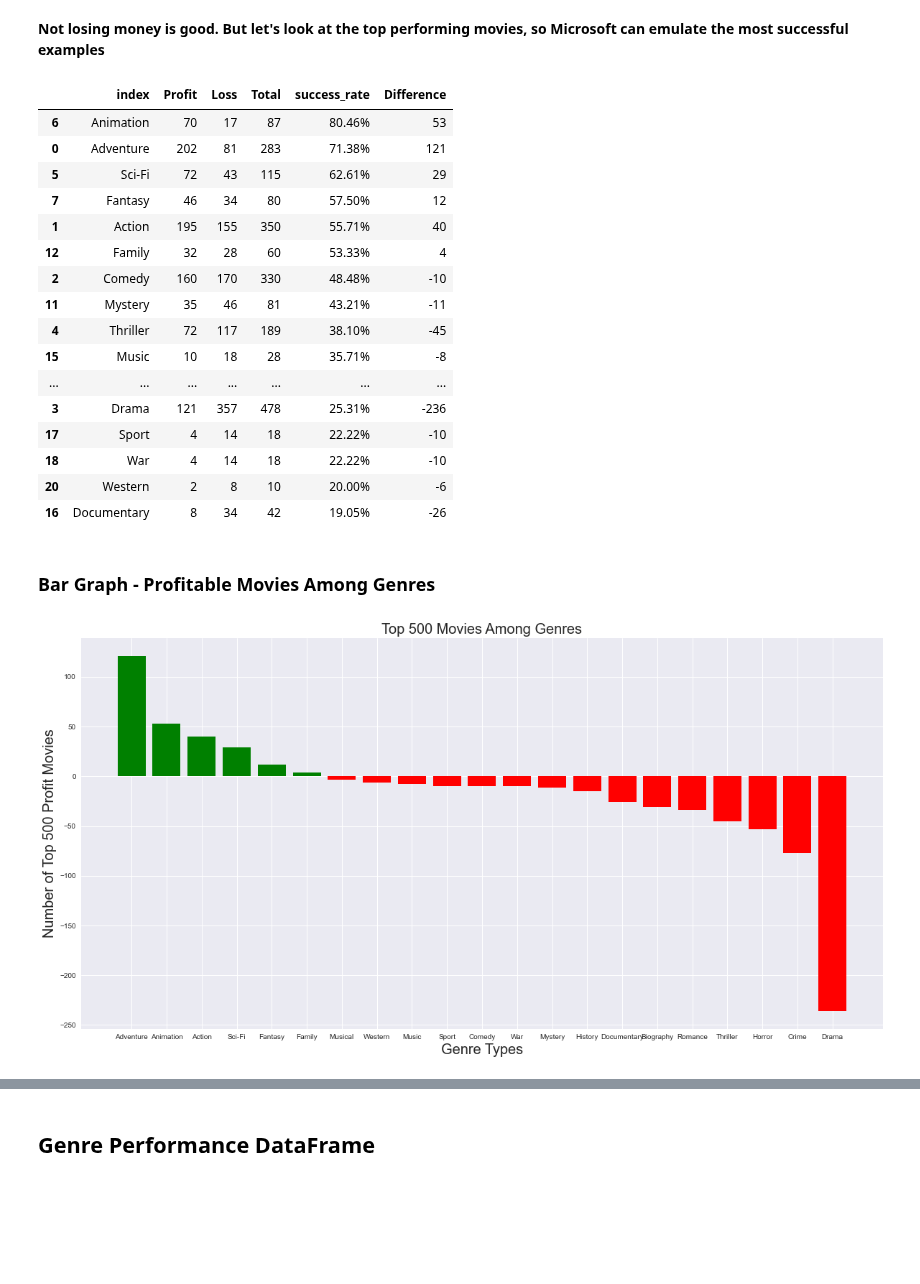
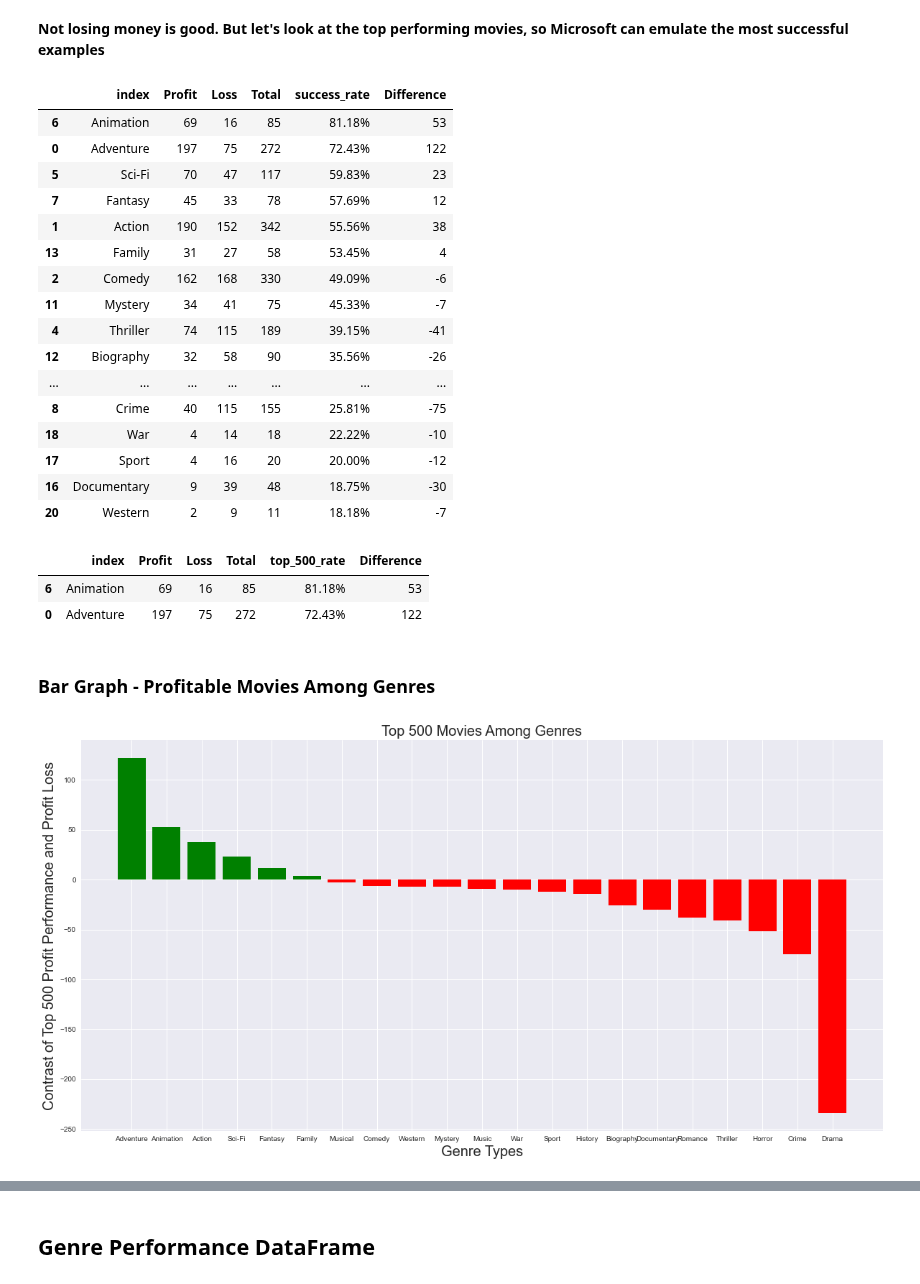
Before and after one commit to jxn628/dsc-phase-1-project, a Jupyter notebook: student.ipynb, the cells around one changed output, grey strips where cells are left out. Cells and saved outputs as stored; diff of their text form; code cells hidden in the pictures; blank space fills up the shorter version.

```diff
--- a/student.ipynb
+++ b/student.ipynb
@@ -389,5 +383,5 @@ correct_merge_df.sort_values('total_profit', ascending=False).head(3)
 need_to_merge = need_to_merge.drop(['_merge'], axis=1)
 # %%
 #dropping Avatar as I know that it is not merging correctly.
-need_to_merge = need_to_merge.drop()
+need_to_merge = need_to_merge.drop(0)
 need_to_merge.head(2)
@@ -560,7 +525,7 @@ project_analysis_df.describe()
 # %%
-#creating recent_movies which contains all movies since 2000.
+#creating recent_movies which contains all movies since 1970.
 recent_movies = project_analysis_df
-recent_movies = recent_movies[recent_movies['release_year'] >= 1970]
+recent_movies = recent_movies[recent_movies['release_year'] >= 1980]
 recent_movies = recent_movies[recent_movies['release_year'] < 2019]
 # %%
 recent_movies.describe()
@@ -934,22 +878,29 @@ genre_comparison_df['Difference'] = genre_comparison_df.apply(lambda x: x['Profi
 genre_comparison_df
 # %% [output]
 |  | index | Profit | Loss | Total | success_rate | Difference |
-| 6 | Animation | 70 | 17 | 87 | 80.46% | 53 |
-| 0 | Adventure | 202 | 81 | 283 | 71.38% | 121 |
-| 5 | Sci-Fi | 72 | 43 | 115 | 62.61% | 29 |
-| 7 | Fantasy | 46 | 34 | 80 | 57.50% | 12 |
-| 1 | Action | 195 | 155 | 350 | 55.71% | 40 |
-| 12 | Family | 32 | 28 | 60 | 53.33% | 4 |
-| 2 | Comedy | 160 | 170 | 330 | 48.48% | -10 |
-| 11 | Mystery | 35 | 46 | 81 | 43.21% | -11 |
-| 4 | Thriller | 72 | 117 | 189 | 38.10% | -45 |
-| 15 | Music | 10 | 18 | 28 | 35.71% | -8 |
+| 6 | Animation | 69 | 16 | 85 | 81.18% | 53 |
+| 0 | Adventure | 197 | 75 | 272 | 72.43% | 122 |
+| 5 | Sci-Fi | 70 | 47 | 117 | 59.83% | 23 |
+| 7 | Fantasy | 45 | 33 | 78 | 57.69% | 12 |
+| 1 | Action | 190 | 152 | 342 | 55.56% | 38 |
+| 13 | Family | 31 | 27 | 58 | 53.45% | 4 |
+| 2 | Comedy | 162 | 168 | 330 | 49.09% | -6 |
+| 11 | Mystery | 34 | 41 | 75 | 45.33% | -7 |
+| 4 | Thriller | 74 | 115 | 189 | 39.15% | -41 |
+| 12 | Biography | 32 | 58 | 90 | 35.56% | -26 |
 | ... | ... | ... | ... | ... | ... | ... |
-| 3 | Drama | 121 | 357 | 478 | 25.31% | -236 |
-| 17 | Sport | 4 | 14 | 18 | 22.22% | -10 |
+| 8 | Crime | 40 | 115 | 155 | 25.81% | -75 |
 | 18 | War | 4 | 14 | 18 | 22.22% | -10 |
-| 20 | Western | 2 | 8 | 10 | 20.00% | -6 |
-| 16 | Documentary | 8 | 34 | 42 | 19.05% | -26 |
+| 17 | Sport | 4 | 16 | 20 | 20.00% | -12 |
+| 16 | Documentary | 9 | 39 | 48 | 18.75% | -30 |
+| 20 | Western | 2 | 9 | 11 | 18.18% | -7 |
+# %%
+genre_comparison_df = genre_comparison_df.rename(columns={'success_rate': 'top_500_rate'})
+genre_comparison_df.head(2)
+# %% [output]
+|  | index | Profit | Loss | Total | top_500_rate | Difference |
+| 6 | Animation | 69 | 16 | 85 | 81.18% | 53 |
+| 0 | Adventure | 197 | 75 | 272 | 72.43% | 122 |
 # %%
 genre_comparison_df_dif = genre_comparison_df.sort_values('Difference', ascending=False)
 genre_comparison_df_dif
@@ -960,14 +911,14 @@ genre_comparison_df_2_dif = genre_comparison_df_2.sort_values('Difference', asce
 # %%
 df = genre_comparison_df_dif
 
 fig, ax = plt.subplots(figsize = (20,10))
 
 ax.bar(x=df['index'], height=df['Difference'],  color=(df['Difference'] >= .50).map({True: 'g',
                                                     False: 'r'}))
 
 
 ax.set_xlabel('Genre Types', size=20)
-ax.set_ylabel('Number of Top 500 Profit Movies', size=20)
+ax.set_ylabel('Contrast of Top 500 Profit Performance and Profit Loss', size=20)
 ax.set_title('Top 500 Movies Among Genres', size=20);
 # %% [output]
-[figure, old version]
+[figure, new version]
```
Also changed, not shown: parts of 81 cells of this notebook.
